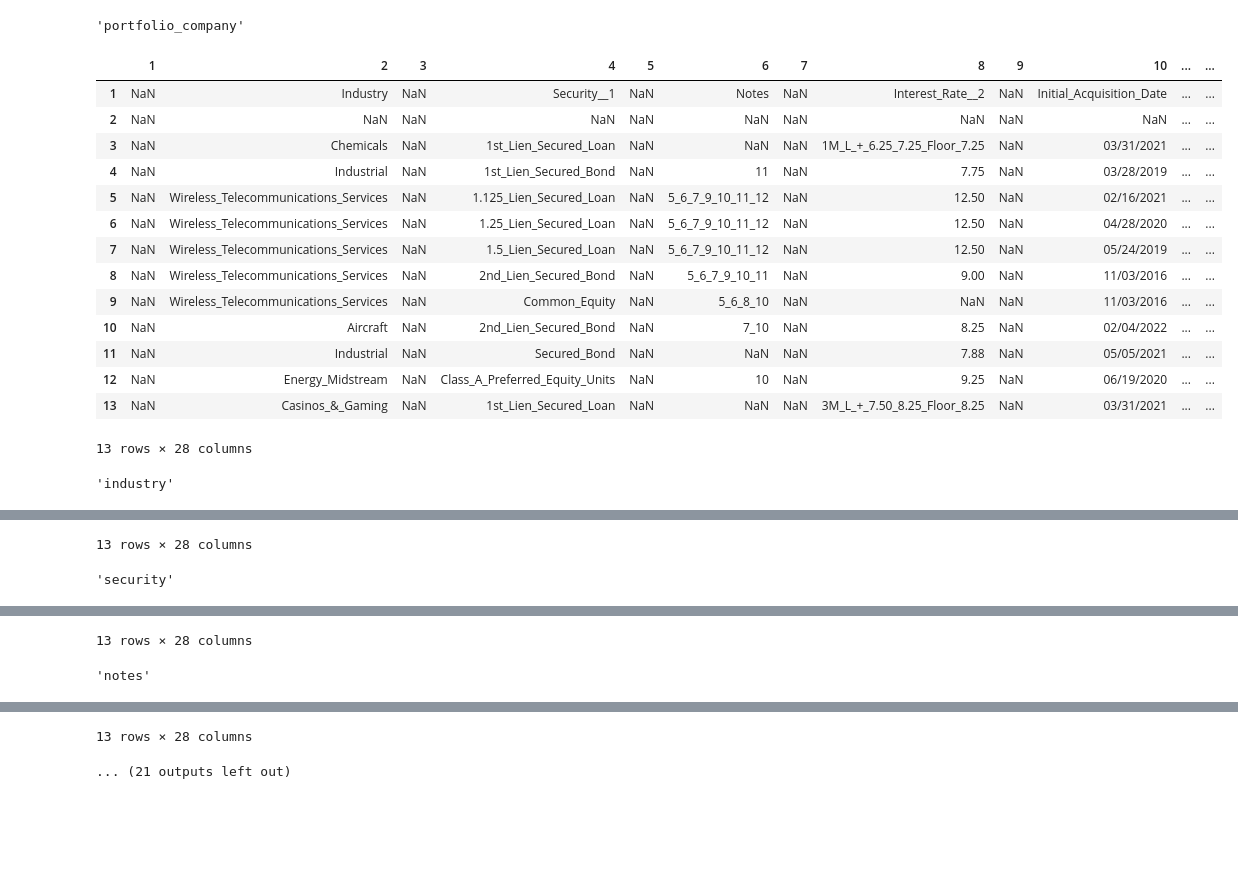
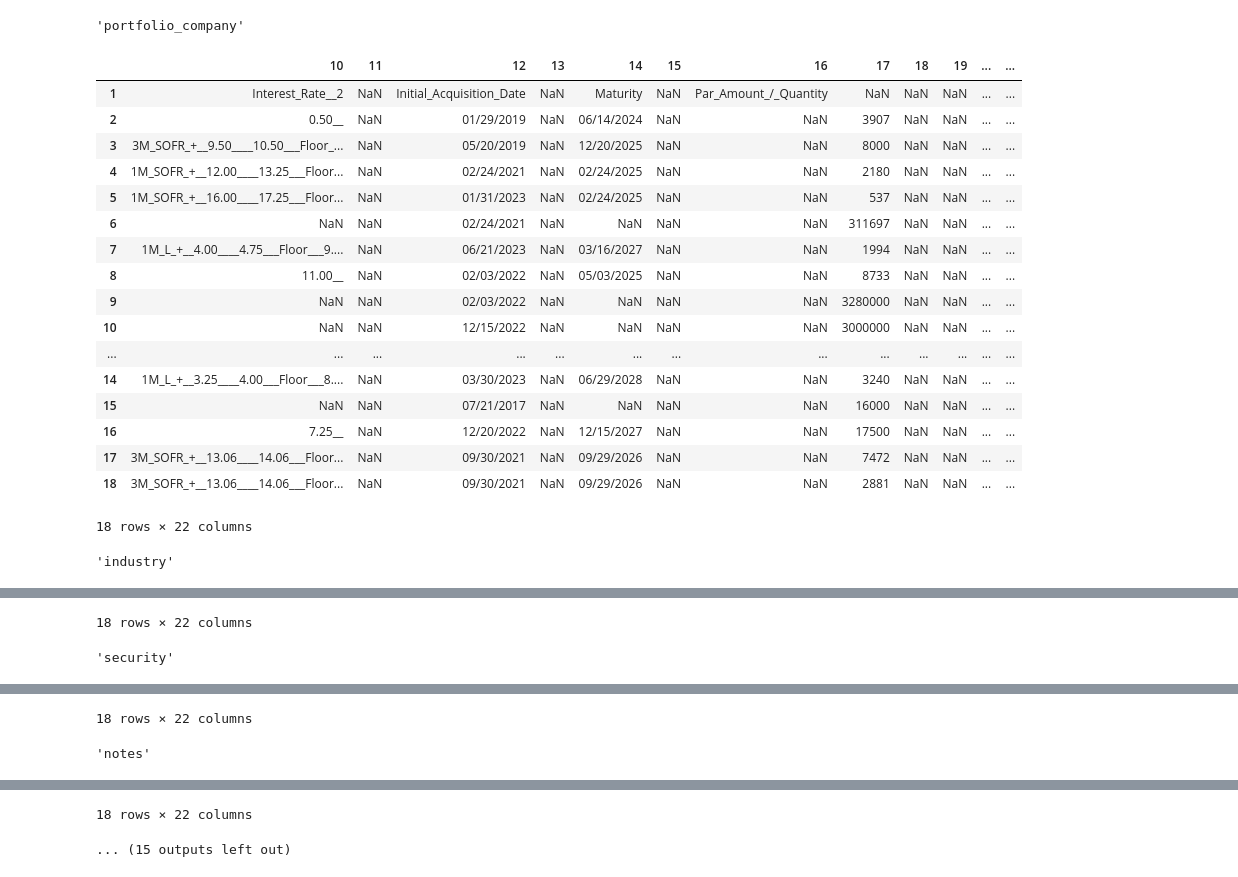
Before and after one commit to Coffee-Code-Philly-Accelerator/sec_filings, a Jupyter notebook: 1675033/debugging.ipynb, the cells around one changed output, grey strips where cells are left out. Drawn from its saved outputs; the diff is of its cells as text; code cells hidden in the pictures; blank space fills up the shorter version.

```diff
--- a/1675033/debugging.ipynb
+++ b/1675033/debugging.ipynb
@@ -1316,5 +1794,5 @@ INFO:CIK==1675033:2022-03-31/Schedule_of_Investments_3.csv
 # %%
-file_path = r'2022-03-31/Schedule_of_Investments_0.csv'
+file_path = r'2023-06-30/Schedule_of_Investments_3.csv'
 
 def _clean(
     file_path:str,
@@ -1364,57 +1842,58 @@ def merge_duplicate_columns(
         duplicate_cols = df.columns.unique()
     for col_name in duplicate_cols:
         display(col_name)
         mask = merged_pair_idxs.get(col_name)
         if flag:
             mask = df.columns == col_name
             merged_pair_idxs[col_name] = mask
         duplicate_data = df.loc[:, mask]
         merged_data = duplicate_data.apply(lambda row: ' '.join(set(row.dropna().astype(str))), axis=1)
         df = df.loc[:, ~mask]
         df[col_name] = merged_data
-        display(df.iloc[:,:])
+        display(df.iloc[:,9:])
     return df.reset_index(drop=True),merged_pair_idxs
 
 merged_pair_idxs = {
-    'portfolio_company':np.array([True]+[False]*27),
-    'industry':np.array([False,True]+[False]*26),
-    'security':np.array([False,False]+[True]+[False]*25),
-    'notes':np.array([False,False,False]+[True]+[False]*24),
-    'interest_rate':np.array([False,False,False,False]+[True]+[False]*23),
-    'initial_acquisition':np.array([False]*7+[True]+[False]*20),
-    'maturity':np.array([False]*8+[True]+[False]*19),
-    'par_amount_quantity':np.array([False]*10+[True]+[False]*17),
-    'cost':np.array([False]*13+[True]+[False]*14),
-    'fair_value':np.array([False]*16+[True]+[False]*11),
+    'portfolio_company':np.array([True]+[False]*30),
+    'industry':np.array([False,True]+[False]*29),
+    'security':np.array([False,False]+[True]+[False]*28),
+    'notes':np.array([False,False,False]+[True]+[False]*27),
+    'initial_acquisition':np.array([False]*6+[True]+[False]*24),
+    'par_amount_quantity':np.array([False]*10+[True]+[False]*20),
+    'cost':np.array([False]*13+[True]+[False]*17),
+    'fair_value':np.array([False]*16+[True]+[False]*14),
 }
 
 # merged_pair_idxs = {}
 ex = exceptions()
 ex_rows = '|'.join(except_rows())
 df,merged_pair_idxs = _clean(file_path,except_rows=ex_rows,merged_pair_idxs=merged_pair_idxs)
 display(df)
 display(merged_pair_idxs)
 index_list = df.apply(
     lambda row:row.astype(str).str.contains(stopping_criterion(None), case=False, na=False).any(),
     axis=1
 )
 index_list_sum = index_list.sum()
 index_list_sum
 # %% [output]
 'portfolio_company'
-|  | 1 | 2 | 3 | 4 | 5 | 6 | 7 | 8 | 9 | 10 | ... | ... |
-| 1 | NaN | Industry | NaN | Security__1 | NaN | Notes | NaN | Interest_Rate__2 | NaN | Initial_Acquisition_Date | ... | ... |
-| 2 | NaN | NaN | NaN | NaN | NaN | NaN | NaN | NaN | NaN | NaN | ... | ... |
-| 3 | NaN | Chemicals | NaN | 1st_Lien_Secured_Loan | NaN | NaN | NaN | 1M_L_+_6.25_7.25_Floor_7.25 | NaN | 03/31/2021 | ... | ... |
-| 4 | NaN | Industrial | NaN | 1st_Lien_Secured_Bond | NaN | 11 | NaN | 7.75 | NaN | 03/28/2019 | ... | ... |
-| 5 | NaN | Wireless_Telecommunications_Services | NaN | 1.125_Lien_Secured_Loan | NaN | 5_6_7_9_10_11_12 | NaN | 12.50 | NaN | 02/16/2021 | ... | ... |
-| 6 | NaN | Wireless_Telecommunications_Services | NaN | 1.25_Lien_Secured_Loan | NaN | 5_6_7_9_10_11_12 | NaN | 12.50 | NaN | 04/28/2020 | ... | ... |
-| 7 | NaN | Wireless_Telecommunications_Services | NaN | 1.5_Lien_Secured_Loan | NaN | 5_6_7_9_10_11_12 | NaN | 12.50 | NaN | 05/24/2019 | ... | ... |
-| 8 | NaN | Wireless_Telecommunications_Services | NaN | 2nd_Lien_Secured_Bond | NaN | 5_6_7_9_10_11 | NaN | 9.00 | NaN | 11/03/2016 | ... | ... |
-| 9 | NaN | Wireless_Telecommunications_Services | NaN | Common_Equity | NaN | 5_6_8_10 | NaN | NaN | NaN | 11/03/2016 | ... | ... |
-| 10 | NaN | Aircraft | NaN | 2nd_Lien_Secured_Bond | NaN | 7_10 | NaN | 8.25 | NaN | 02/04/2022 | ... | ... |
-| 11 | NaN | Industrial | NaN | Secured_Bond | NaN | NaN | NaN | 7.88 | NaN | 05/05/2021 | ... | ... |
-| 12 | NaN | Energy_Midstream | NaN | Class_A_Preferred_Equity_Units | NaN | 10 | NaN | 9.25 | NaN | 06/19/2020 | ... | ... |
-| 13 | NaN | Casinos_&_Gaming | NaN | 1st_Lien_Secured_Loan | NaN | NaN | NaN | 3M_L_+_7.50_8.25_Floor_8.25 | NaN | 03/31/2021 | ... | ... |
+|  | 10 | 11 | 12 | 13 | 14 | 15 | 16 | 17 | 18 | 19 | ... | ... |
+| 1 | Interest_Rate__2 | NaN | Initial_Acquisition_Date | NaN | Maturity | NaN | Par_Amount_/_Quantity | NaN | NaN | NaN | ... | ... |
+| 2 | 0.50__ | NaN | 01/29/2019 | NaN | 06/14/2024 | NaN | NaN | 3907 | NaN | NaN | ... | ... |
+| 3 | 3M_SOFR_+__9.50____10.50___Floor_... | NaN | 05/20/2019 | NaN | 12/20/2025 | NaN | NaN | 8000 | NaN | NaN | ... | ... |
+| 4 | 1M_SOFR_+__12.00____13.25___Floor... | NaN | 02/24/2021 | NaN | 02/24/2025 | NaN | NaN | 2180 | NaN | NaN | ... | ... |
+| 5 | 1M_SOFR_+__16.00____17.25___Floor... | NaN | 01/31/2023 | NaN | 02/24/2025 | NaN | NaN | 537 | NaN | NaN | ... | ... |
+| 6 | NaN | NaN | 02/24/2021 | NaN | NaN | NaN | NaN | 311697 | NaN | NaN | ... | ... |
+| 7 | 1M_L_+__4.00____4.75___Floor___9.... | NaN | 06/21/2023 | NaN | 03/16/2027 | NaN | NaN | 1994 | NaN | NaN | ... | ... |
+| 8 | 11.00__ | NaN | 02/03/2022 | NaN | 05/03/2025 | NaN | NaN | 8733 | NaN | NaN | ... | ... |
+| 9 | NaN | NaN | 02/03/2022 | NaN | NaN | NaN | NaN | 3280000 | NaN | NaN | ... | ... |
+| 10 | NaN | NaN | 12/15/2022 | NaN | NaN | NaN | NaN | 3000000 | NaN | NaN | ... | ... |
+| ... | ... | ... | ... | ... | ... | ... | ... | ... | ... | ... | ... | ... |
+| 14 | 1M_L_+__3.25____4.00___Floor___8.... | NaN | 03/30/2023 | NaN | 06/29/2028 | NaN | NaN | 3240 | NaN | NaN | ... | ... |
+| 15 | NaN | NaN | 07/21/2017 | NaN | NaN | NaN | NaN | 16000 | NaN | NaN | ... | ... |
+| 16 | 7.25__ | NaN | 12/20/2022 | NaN | 12/15/2027 | NaN | NaN | 17500 | NaN | NaN | ... | ... |
+| 17 | 3M_SOFR_+__13.06____14.06___Floor... | NaN | 09/30/2021 | NaN | 09/29/2026 | NaN | NaN | 7472 | NaN | NaN | ... | ... |
+| 18 | 3M_SOFR_+__13.06____14.06___Floor... | NaN | 09/30/2021 | NaN | 09/29/2026 | NaN | NaN | 2881 | NaN | NaN | ... | ... |
-13 rows × 28 columns
+18 rows × 22 columns
 'industry'
@@ -1435,2 +1917,2 @@ index_list_sum
-13 rows × 28 columns
+18 rows × 22 columns
 'security'
@@ -1451,2 +1936,2 @@ index_list_sum
-13 rows × 28 columns
+18 rows × 22 columns
 'notes'
@@ -1467,2 +1955,2 @@ index_list_sum
-13 rows × 28 columns
+18 rows × 22 columns
-... (21 outputs left out)
+... (15 outputs left out)
```
Also changed, not shown: parts of 2 cells of this notebook.
